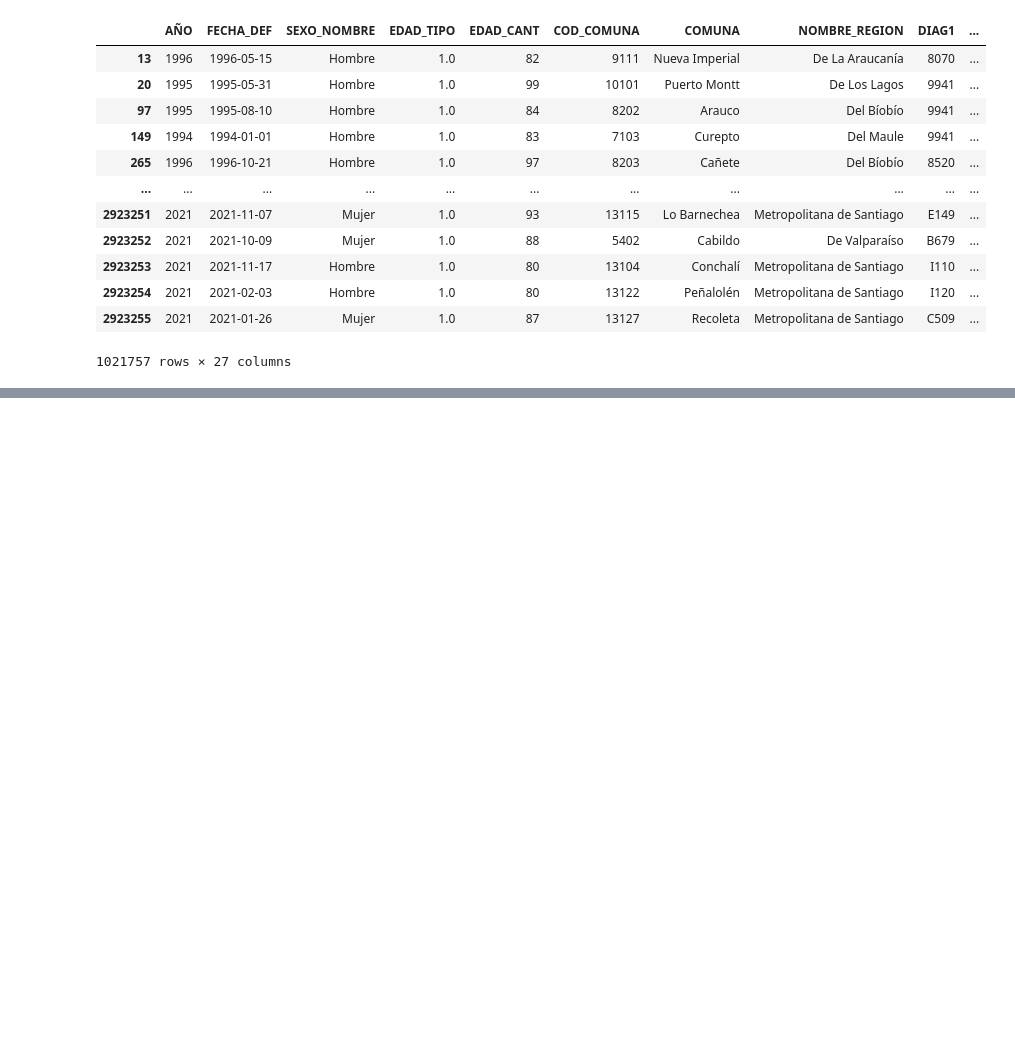
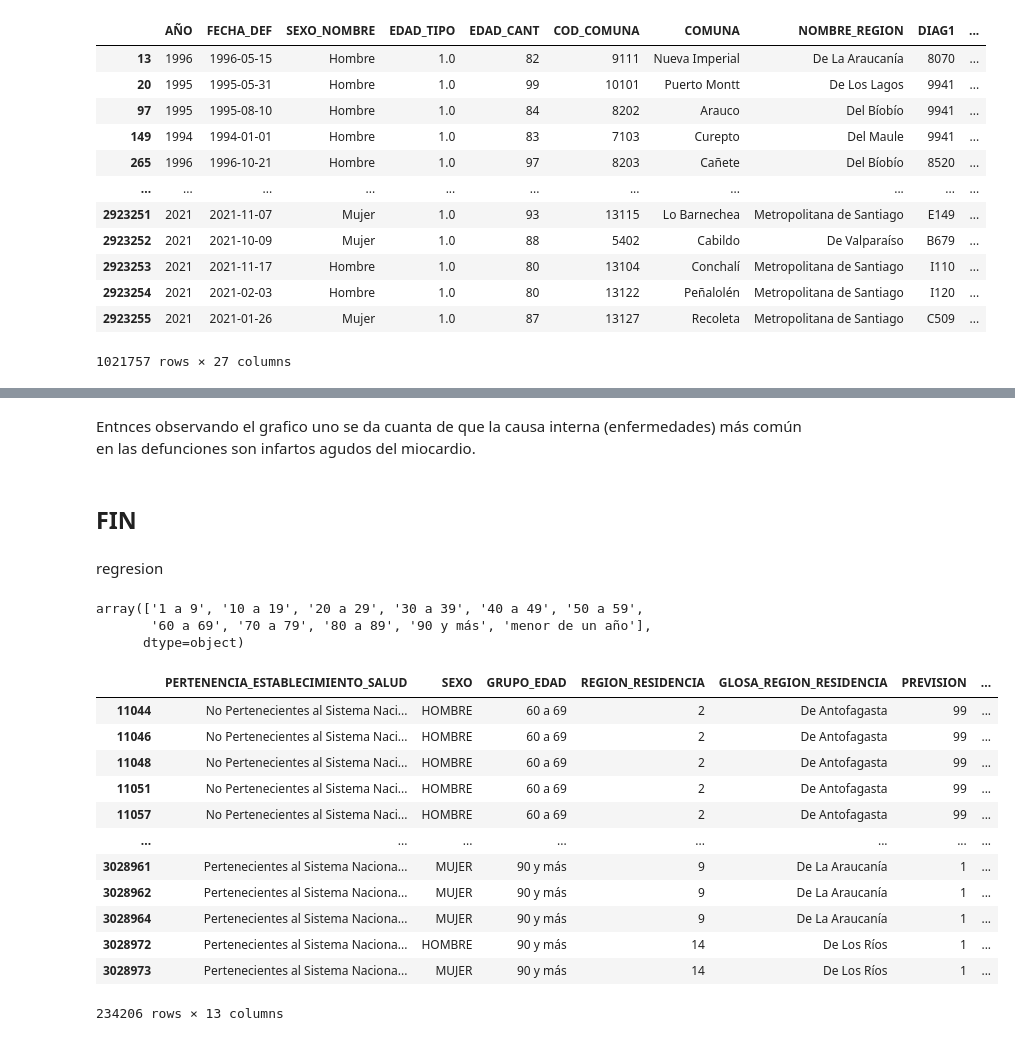
Before and after one commit to siwikiwi/ATDC--imt2200, a Jupyter notebook: proyecto_inicial.ipynb, the cells around one changed output, grey strips where cells are left out. Cells and saved outputs as stored; diff of their text form; code cells hidden in the pictures; blank space fills up the shorter version.

```diff
--- a/proyecto_inicial.ipynb
+++ b/proyecto_inicial.ipynb
@@ -532,0 +397,34 @@ df_diag_2010.head(10)
+# %% [markdown]
+Entnces observando el grafico uno se da cuanta de que la causa interna (enfermedades) más común en las defunciones son infartos agudos del miocardio.
+# %% [markdown]
+## FIN
+# %% [markdown]
+regresion
+# %%
+df = pd.read_csv("egresos\egresos_total.csv", sep=",")
+# %%
+df["GRUPO_EDAD"].unique()
+# %% [output]
+array(['1 a 9', '10 a 19', '20 a 29', '30 a 39', '40 a 49', '50 a 59',
+       '60 a 69', '70 a 79', '80 a 89', '90 y más', 'menor de un año'],
+      dtype=object)
+# %%
+top10_diag1 = ['S069', 'S828', 'S720', 'S626', 'T509', 'S628', 'T814', 'T009', 'S525', 'S832']
+edades = ['60 a 69', '70 a 79', '80 a 89', '90 y más']
+# %%
+df = df[(df["DIAG1"].isin(top10_diag1)) & (df["GRUPO_EDAD"].isin(edades))]
+df
+# %% [output]
+|  | PERTENENCIA_ESTABLECIMIENTO_SALUD | SEXO | GRUPO_EDAD | REGION_RESIDENCIA | GLOSA_REGION_RESIDENCIA | PREVISION | ... |
+| 11044 | No Pertenecientes al Sistema Naci... | HOMBRE | 60 a 69 | 2 | De Antofagasta | 99 | ... |
+| 11046 | No Pertenecientes al Sistema Naci... | HOMBRE | 60 a 69 | 2 | De Antofagasta | 99 | ... |
+| 11048 | No Pertenecientes al Sistema Naci... | HOMBRE | 60 a 69 | 2 | De Antofagasta | 99 | ... |
+| 11051 | No Pertenecientes al Sistema Naci... | HOMBRE | 60 a 69 | 2 | De Antofagasta | 99 | ... |
+| 11057 | No Pertenecientes al Sistema Naci... | HOMBRE | 60 a 69 | 2 | De Antofagasta | 99 | ... |
+| ... | ... | ... | ... | ... | ... | ... | ... |
+| 3028961 | Pertenecientes al Sistema Naciona... | MUJER | 90 y más | 9 | De La Araucanía | 1 | ... |
+| 3028962 | Pertenecientes al Sistema Naciona... | MUJER | 90 y más | 9 | De La Araucanía | 1 | ... |
+| 3028964 | Pertenecientes al Sistema Naciona... | MUJER | 90 y más | 9 | De La Araucanía | 1 | ... |
+| 3028972 | Pertenecientes al Sistema Naciona... | HOMBRE | 90 y más | 14 | De Los Ríos | 1 | ... |
+| 3028973 | Pertenecientes al Sistema Naciona... | MUJER | 90 y más | 14 | De Los Ríos | 1 | ... |
+234206 rows × 13 columns
```
Also changed, not shown: parts of 60 cells of this notebook.
